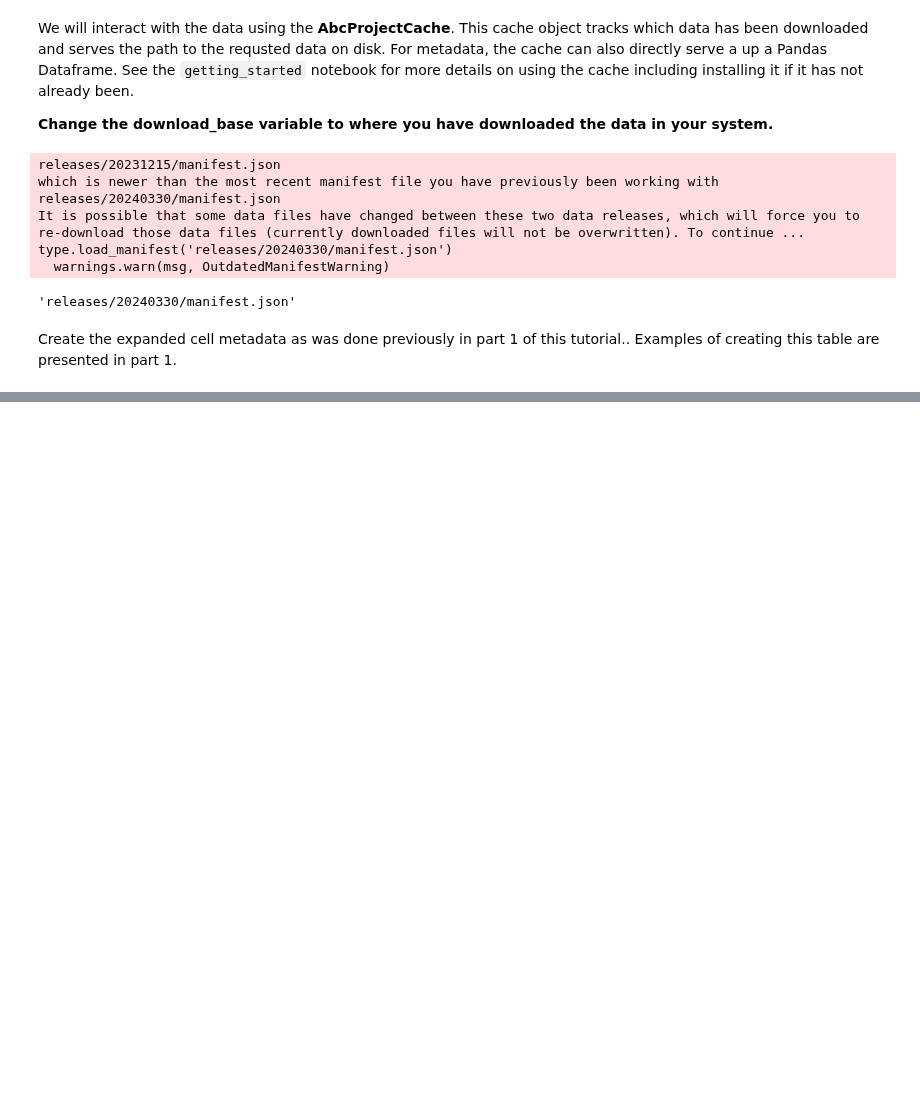
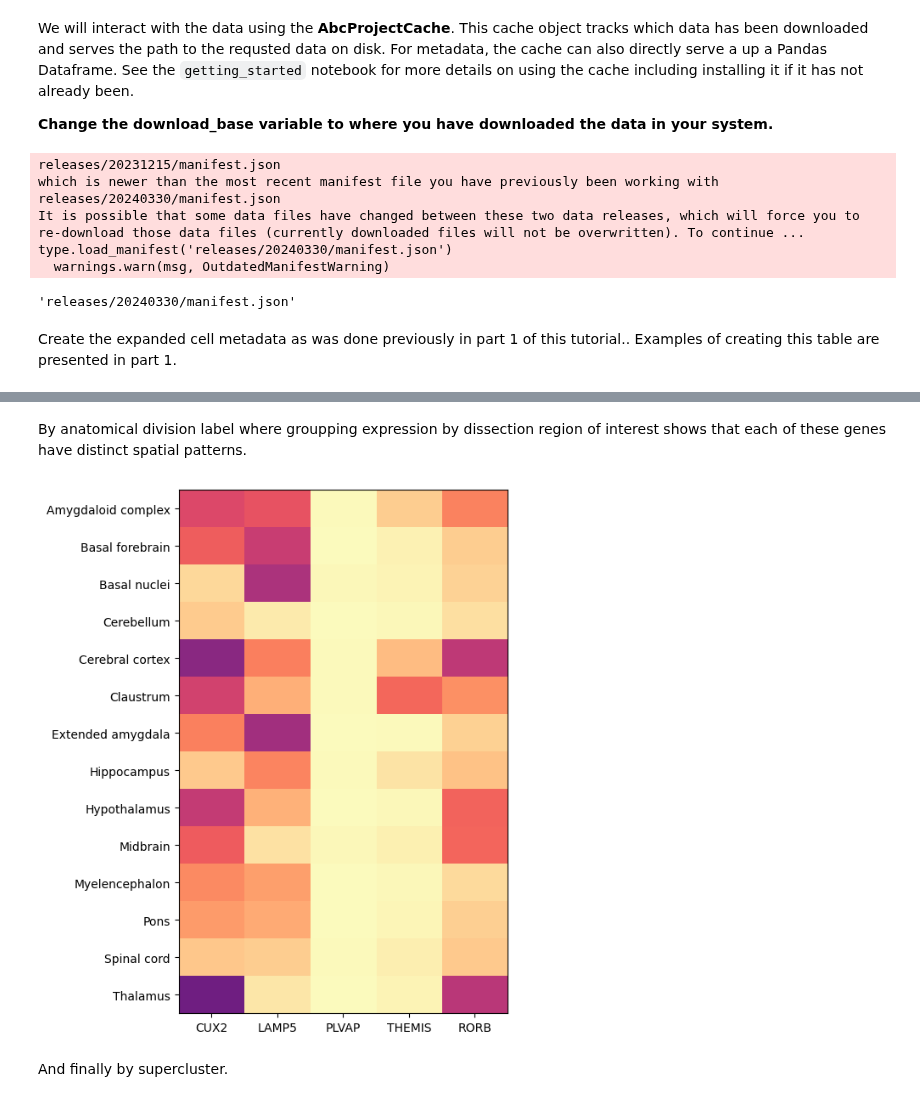
Before and after one commit to AllenInstitute/abc_atlas_access, a Jupyter notebook: notebooks/WHB-10x_snRNASeq_tutorial_part_2.ipynb, the cells around one changed output, grey strips where cells are left out. Saved outputs shown, nothing was run; the diff lists cells and outputs as text; code cells hidden in the pictures; blank space fills up the shorter version.

```diff
--- a/notebooks/WHB-10x_snRNASeq_tutorial_part_2.ipynb
+++ b/notebooks/WHB-10x_snRNASeq_tutorial_part_2.ipynb
@@ -95,0 +187,9 @@ def aggregate_by_metadata(df, gnames, value, sort = False):
+# %% [markdown]
+By anatomical division label where groupping expression by dissection region of interest shows that each of these genes have distinct spatial patterns.
+# %%
+agg = aggregate_by_metadata(cell_extended_with_genes, example_cells_with_genes.columns, 'anatomical_division_label')
+res = plot_heatmap(agg, 5, 8)
+# %% [output]
+[figure, added]
+# %% [markdown]
+And finally by supercluster.
```
Also changed, not shown: parts of 33 cells of this notebook, 1 other file.
